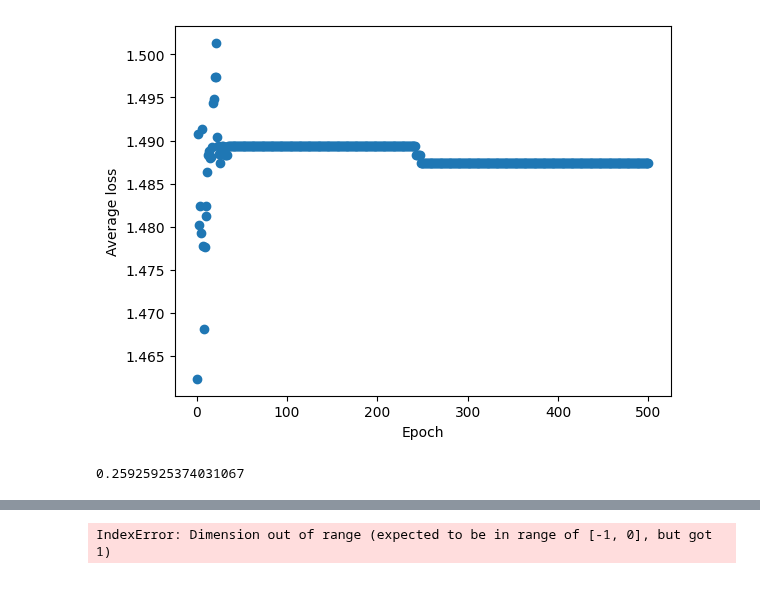
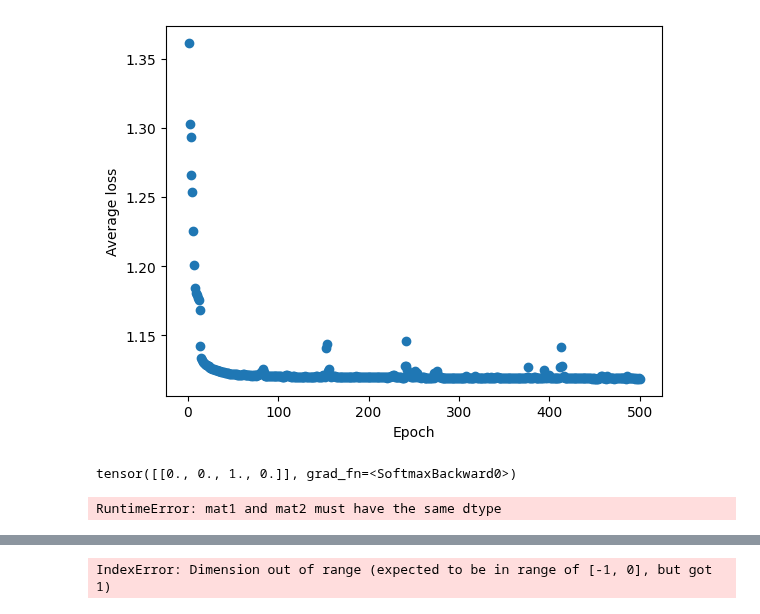
Before and after one commit to MXM-MachineLearning/MXM_AI_Ellenberg, a Jupyter notebook: Euclidean Algorithm/Donald/four_step_euclidean/four-step-NN.ipynb, the cells around one changed output, grey strips where cells are left out. Drawn from its saved outputs; the diff is of its cells as text; code cells hidden in the pictures.

```diff
--- a/Euclidean Algorithm/Donald/four_step_euclidean/four-step-NN.ipynb
+++ b/Euclidean Algorithm/Donald/four_step_euclidean/four-step-NN.ipynb
@@ -42,7 +42,7 @@ class SimpleModel(nn.Module):
 
         return x
 
-def train_model(inputs, desired_outputs, num_epochs=100, learning_rate=0.01, momentum=0.9, viz_accuracy=False):
+def train_model(inputs, desired_outputs, num_epochs=100, learning_rate=0.01, viz_accuracy=False):
     # Convert inputs and desired_outputs to PyTorch tensors
     inputs = torch.tensor(inputs, dtype=torch.float32)
     desired_outputs = torch.tensor(desired_outputs, dtype=torch.float32)
@@ -58,8 +58,7 @@ def train_model(inputs, desired_outputs, num_epochs=100, learning_rate=0.01, mom
     criterion = nn.CrossEntropyLoss()  # Mean Squared Error loss
     # optimizer = optim.SGD(model.parameters(), lr=learning_rate, momentum=momentum)
     # criterion = nn.MSELoss()
-    optimizer = optim.Adam(model.parameters(), lr=learning_rate, momentum=momentum)
-
+    optimizer = optim.Adam(model.parameters(), lr=learning_rate)
     losses = []
 
     inputs = inputs.float()
@@ -108,5 +107,5 @@ df['last_matrix'] = df['last_matrix'] - 1
 desired_output = torch.tensor(df['last_matrix'].tolist(), dtype=torch.float32).long()
 # %%
 # Train the model
-trained_model = train_model(input_data, desired_output, 500, learning_rate=0.05, viz_accuracy=True)
+trained_model = train_model(input_data, desired_output, 500, learning_rate=0.0005, viz_accuracy=True)
 # %% [output]
@@ -130,4 +129,4 @@ Epoch [500/500], Loss: 1.4873
-[figure, old version]
+[figure, new version]
 # %%
 def test_model(trained_model, new_data, expected_result):
     test_input = torch.tensor(new_data, dtype=torch.float32)
@@ -145,6 +145,10 @@ input_data = np.array(just_input_test.values.tolist())
 test_df['last_matrix'] = test_df['last_matrix'] - 1
 desired_output = torch.tensor(test_df['last_matrix'].tolist(), dtype=torch.float32).long()
-# %%
-test_model(trained_model, input_data, desired_output)
-# %% [output]
-0.25925925374031067
+# %%
+trained_model(torch.tensor([[-25000, 50000]], dtype=torch.float32))
+# %% [output]
+tensor([[0., 0., 1., 0.]], grad_fn=<SoftmaxBackward0>)
+# %%
+trained_model(torch.tensor([[1, 200]], dtype=int))
+# %% [output]
+RuntimeError: mat1 and mat2 must have the same dtype
```
Also changed, not shown: parts of 4 cells of this notebook, 2 other files.
